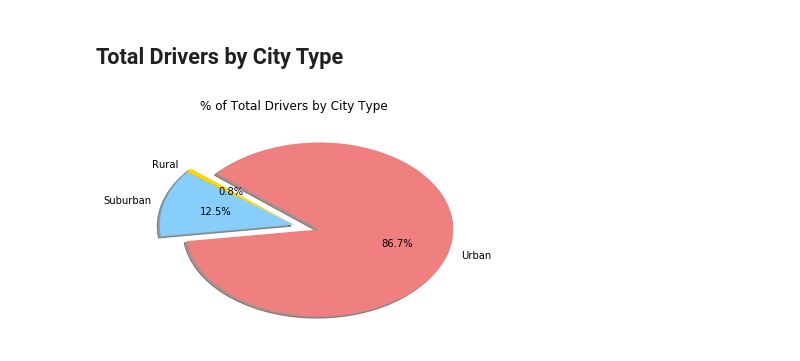
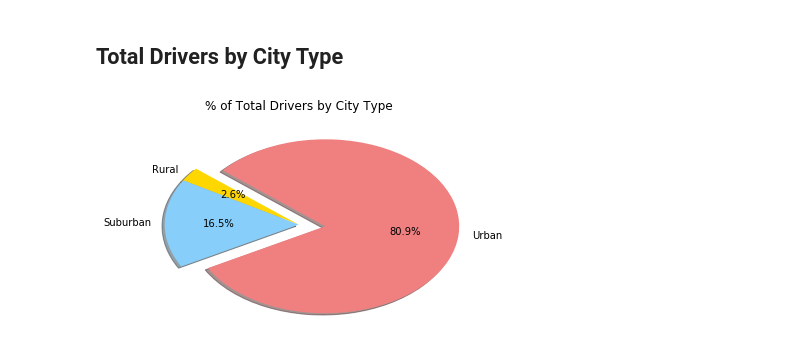
Before and after one commit to roricooper/matplotlib-data-challenge, a Jupyter notebook: pyber.ipynb, the cells around one changed output. Drawn from its saved outputs; the diff is of its cells as text; code cells hidden in the pictures.

```diff
--- a/pyber.ipynb
+++ b/pyber.ipynb
@@ -166,37 +166,27 @@ fig3.savefig("Percent_of_Total_Rides_by_City_Type.png",dpi=100)
 # %% [markdown]
 ## Total Drivers by City Type
 # %%
-# Calculate Driver Percents
-city_type_total_drivers = pd.DataFrame(data_merged.groupby(["city","type"]).sum())
-city_type_total_drivers = pd.DataFrame(data_merged.groupby(["type"]).sum()["driver_count"])
-city_type_total_drivers.columns = ["total_drivers"]
-#city_type_total_drivers
-drivers_total = city_type_total_drivers["total_drivers"].sum()
-#drivers_total
-rural_drivers = city_type_total_drivers["total_drivers"].loc["Rural"]
-#rural_drivers
-suburban_drivers = city_type_total_drivers["total_drivers"].loc["Suburban"]
-#suburban_drivers
-urban_drivers = city_type_total_drivers["total_drivers"].loc["Urban"]
-#urban_drivers
+# Calculate Driver Percents (could not get dups removed so had to take different approach with this last step)
+driver_group = city_data.groupby('type').sum()['driver_count']
+driver_group
 
-# Build Pie Chart
-labels = ["Rural", "Suburban", "Urban"]
-sizes = [rural_drivers, suburban_drivers, urban_drivers]
+#Build Pie Chart
+labels = driver_group.index
 colors = [city_color[n] for n in labels]
 explode = (0, 0, 0.2)
-plt.pie(sizes, explode=explode, labels=labels, colors=colors,
+plt.pie(driver_group, explode=explode, labels=labels, colors=colors,
         autopct="%1.1f%%", shadow=True, startangle=140)
 plt.title('% of Total Drivers by City Type')
+#plt.show()
 
 
 # Save Figure
 fig4= plt.gcf()
 plt.draw()
 plt.show()
 fig4.savefig("Percent_of_Total_Drivers_by_City_Type.png",dpi=100)
 # %% [output]
-[figure, old version]
+[figure, new version]
 # %%
 #city_type_total_fares = data_merged.groupby(["city","type"])
 #city_type_total_fares.head()
```
Also changed, not shown: 3 other files.
